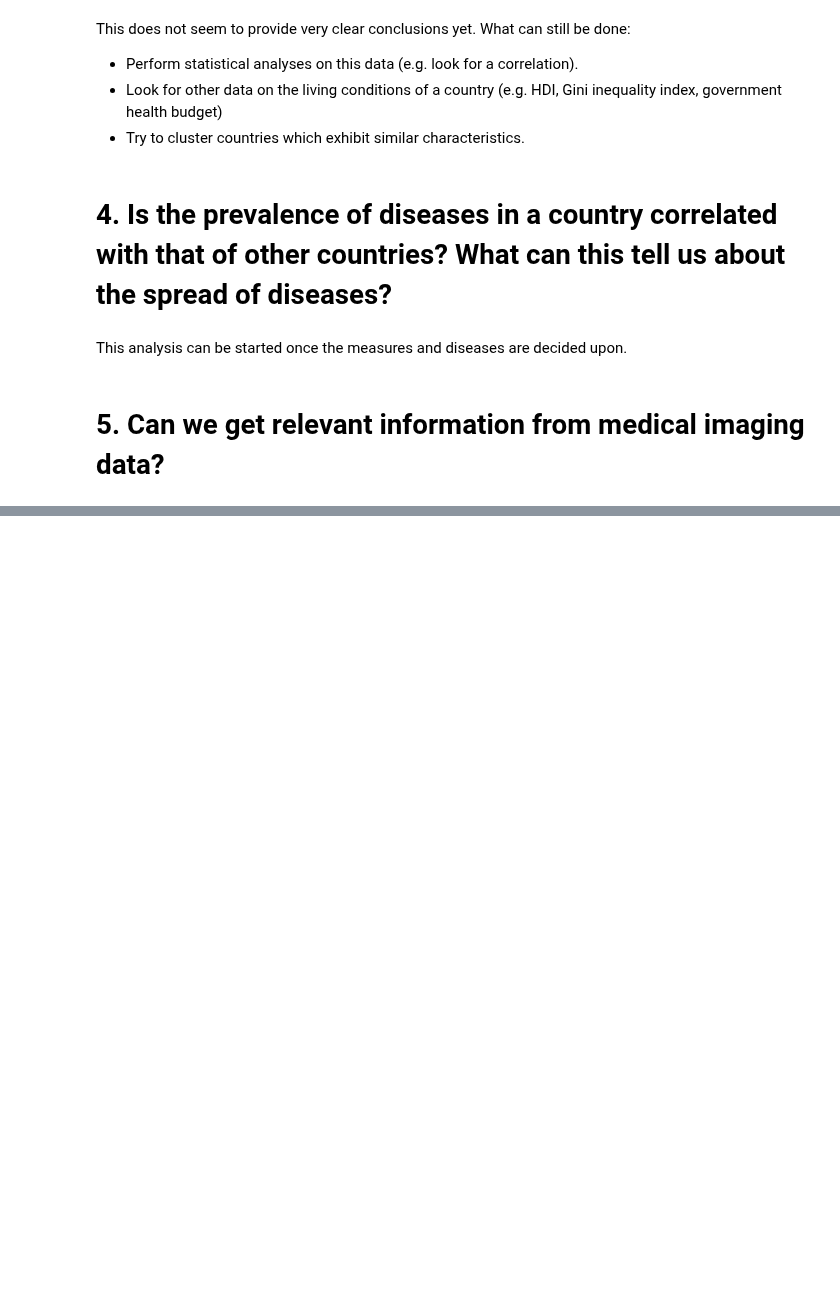
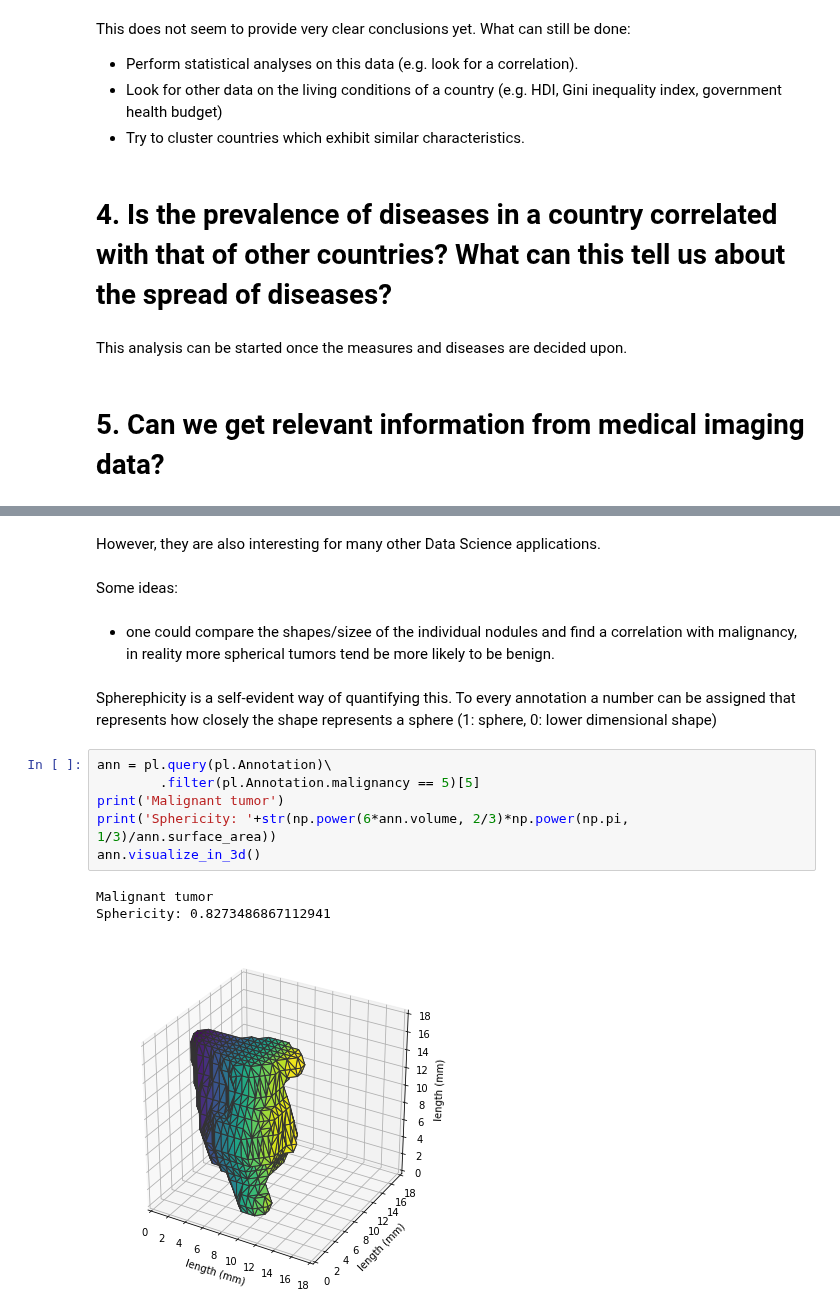
Before and after one commit to itsyaboii1337/Data_Science_Alliance, a Jupyter notebook: DataExploration.ipynb, the cells around one changed output, grey strips where cells are left out. Saved outputs shown, nothing was run; the diff lists cells and outputs as text; blank space fills up the shorter version.

Commit message:
merge imaging data

```diff
--- a/DataExploration.ipynb
+++ b/DataExploration.ipynb
@@ -1013,0 +1059,19 @@ This analysis can be started once the measures and diseases are decided upon.
+# %% [markdown]
+However, they are also interesting for many other Data Science applications.
+# %% [markdown]
+Some ideas:
+# %% [markdown]
+- one could compare the shapes/sizee of the individual nodules and find a correlation with malignancy, in reality more spherical tumors tend be more likely to be benign.
+# %% [markdown]
+ Spherephicity is a self-evident way of quantifying this.
+ To every annotation a number can be assigned that represents how closely the shape represents a sphere (1: sphere, 0: lower dimensional shape)
+# %%
+ann = pl.query(pl.Annotation)\
+        .filter(pl.Annotation.malignancy == 5)[5]
+print('Malignant tumor')
+print('Sphericity: '+str(np.power(6*ann.volume, 2/3)*np.power(np.pi, 1/3)/ann.surface_area))
+ann.visualize_in_3d()
+# %% [output]
+Malignant tumor
+Sphericity: 0.8273486867112941
+[figure, added]
```
Also changed, not shown: parts of 25 cells of this notebook.
